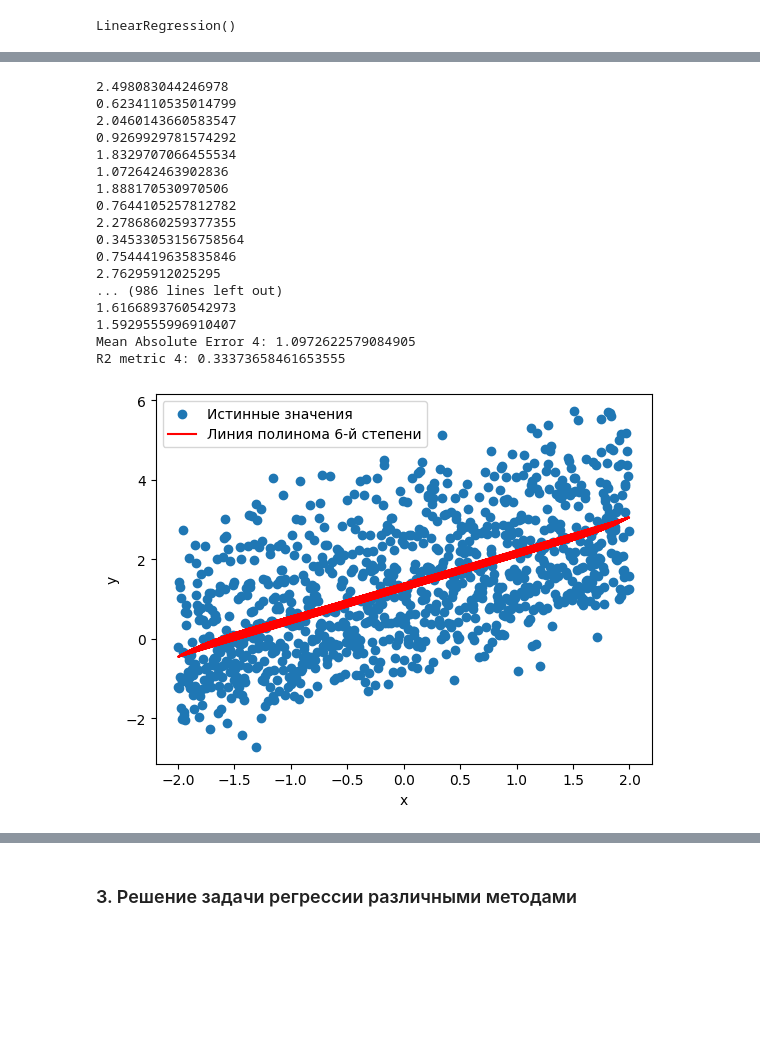
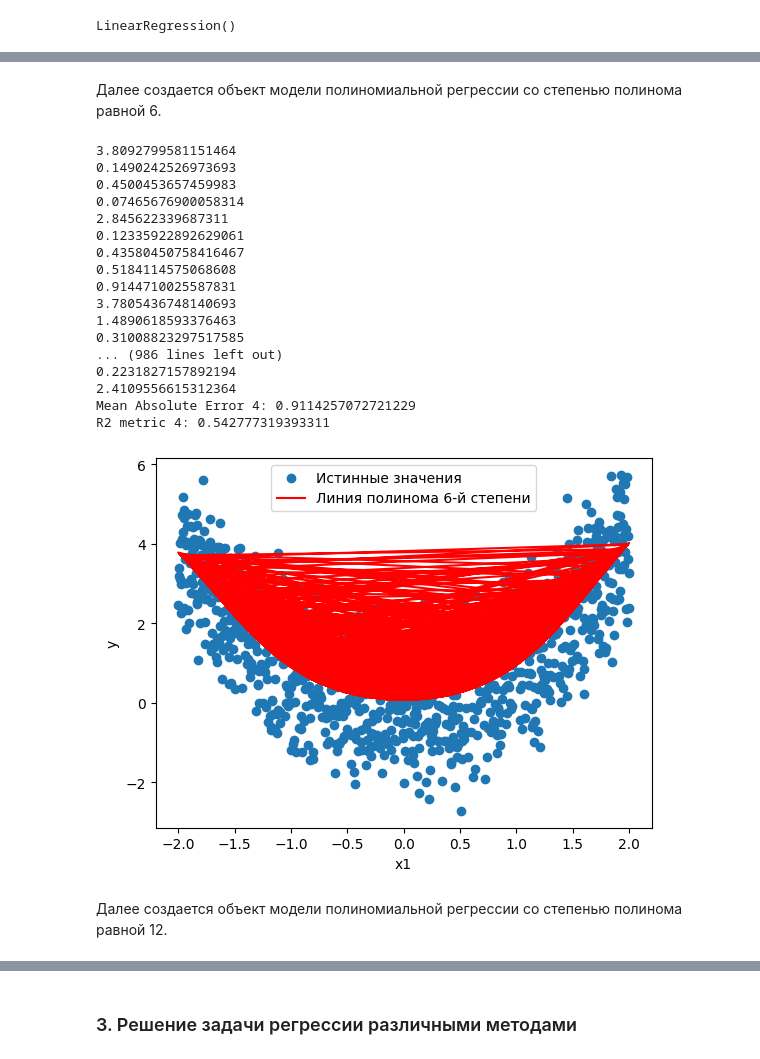
Before and after one commit to pol1np/Data_analysis, a Jupyter notebook: ЛР3_Проценко_1.ipynb, the cells around one changed output, grey strips where cells are left out. Cells and saved outputs as stored; diff of their text form; code cells hidden in the pictures; blank space fills up the shorter version.

```diff
--- a/ЛР3_Проценко_1.ipynb
+++ b/ЛР3_Проценко_1.ipynb
@@ -197,8 +232,8 @@ plt.show()
 from sklearn.preprocessing import PolynomialFeatures
 
 poly_features=PolynomialFeatures(degree=2)
-x2_poly = poly_features.fit_transform(x2.reshape(-1, 1))
+x1_poly = poly_features.fit_transform(x1.reshape(-1, 1))
 model_poly = LinearRegression()
-model_poly.fit(x2_poly, y)
+model_poly.fit(x1_poly, y)
 # %% [output]
 LinearRegression()
@@ -244,39 +286,43 @@ plt.show()
+# %% [markdown]
+Далее создается объект модели полиномиальной регрессии со степенью полинома равной 6.
 # %%
 poly_features_6=PolynomialFeatures(degree=6)
-x2_poly_6 = poly_features_6.fit_transform(x2.reshape(-1, 1))
+x1_poly_6 = poly_features_6.fit_transform(x1.reshape(-1, 1))
 model_poly_6 = LinearRegression()
-model_poly_6.fit(x2_poly_6, y)
-y_predict_poly_6 = model_poly_6.predict(x2_poly_6)
+model_poly_6.fit(x1_poly_6, y)
+y_predict_poly_6 = model_poly_6.predict(x1_poly_6)
 
 for  y_poly_6 in y_predict_poly_6:
     print(y_poly_6)
 
 print('Mean Absolute Error 4:', metrics.mean_absolute_error(y, y_predict_poly_6))
 print('R2 metric 4:', metrics.r2_score(y, y_predict_poly_6))
-plt.scatter(x2, y, label='Истинные значения')
-plt.plot(x2, y_predict_poly_6, label='Линия полинома 6-й степени', color='red')
-plt.xlabel('x')
+plt.scatter(x1, y, label='Истинные значения')
+plt.plot(x1, y_predict_poly_6, label='Линия полинома 6-й степени', color='red')
+plt.xlabel('x1')
 plt.ylabel('y')
 plt.legend()
 plt.show()
 # %% [output]
-2.498083044246978
-0.6234110535014799
-2.0460143660583547
-0.9269929781574292
-1.8329707066455534
-1.072642463902836
-1.888170530970506
-0.7644105257812782
-2.2786860259377355
-0.34533053156758564
-0.7544419635835846
-2.76295912025295
+3.8092799581151464
+0.1490242526973693
+0.4500453657459983
+0.07465676900058314
+2.845622339687311
+0.12335922892629061
+0.43580450758416467
+0.5184114575068608
+0.9144710025587831
+3.7805436748140693
+1.4890618593376463
+0.31008823297517585
 ... (986 lines left out)
-1.6166893760542973
-1.5929555996910407
-Mean Absolute Error 4: 1.0972622579084905
-R2 metric 4: 0.33373658461653555
+0.2231827157892194
+2.4109556615312364
+Mean Absolute Error 4: 0.9114257072721229
+R2 metric 4: 0.542777319393311
-[figure, old version]
+[figure, new version]
+# %% [markdown]
+Далее создается объект модели полиномиальной регрессии со степенью полинома равной 12.
 # %%
 poly_features_12=PolynomialFeatures(degree=12)
```
Also changed, not shown: parts of 56 cells of this notebook.
